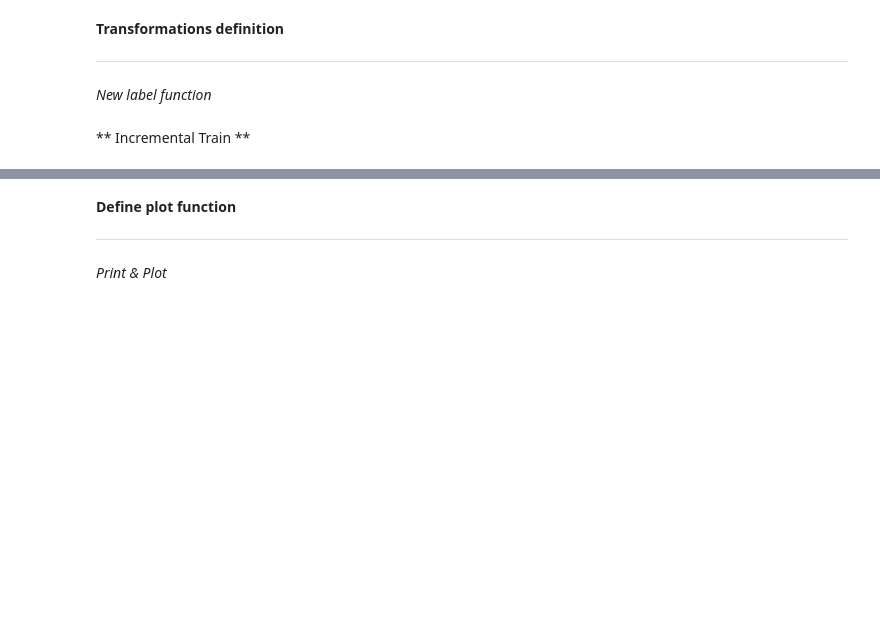
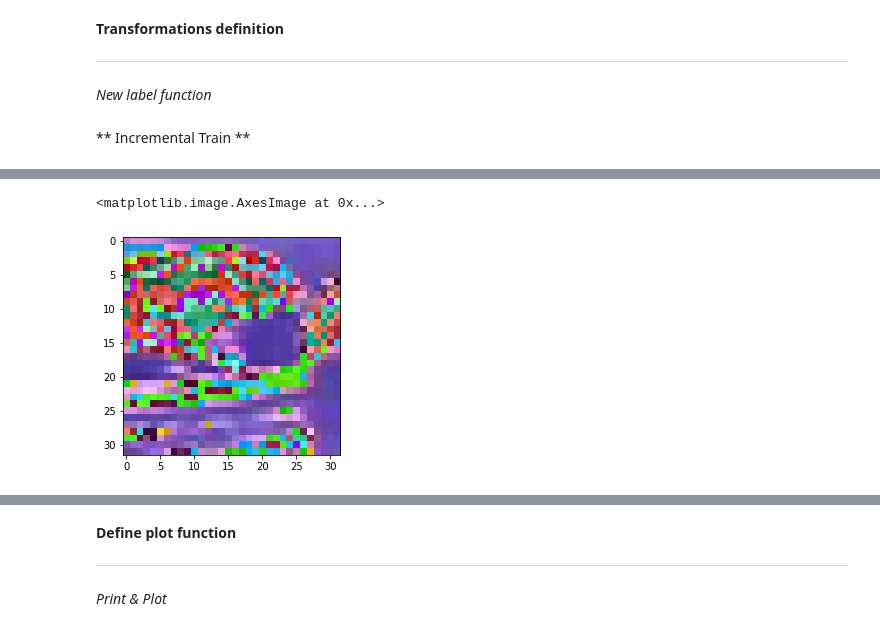
Before and after one commit to Nicordaro/Project_MLDL, a Jupyter notebook: Icarl_marco.ipynb, the cells around one changed output, grey strips where cells are left out. Drawn from its saved outputs; the diff is of its cells as text; code cells hidden in the pictures; blank space fills up the shorter version.

```diff
--- a/Icarl_marco.ipynb
+++ b/Icarl_marco.ipynb
@@ -325,7 +325,7 @@ class iCaRL(nn.Module):
         old = copy.deepcopy(net) #copy network before training
 
     #Training
-    for epoch in range(70):
+    for epoch in range(3):
       print('Starting epoch {}/{}, LR = {}'.format(epoch+1, NUM_EPOCHS, scheduler.get_last_lr()))
 
         # Iterate over the dataset
@@ -349,7 +349,8 @@ class iCaRL(nn.Module):
           else:
             labels_onehot = labels_onehot.type_as(outputs)[:,len(self.exemplar_sets):]
             out_old = Variable(torch.sigmoid(old(images))[:,:len(self.exemplar_sets)],requires_grad = False)
-            target = [out_old,labels_onehot]
+            # target = [out_old,labels_onehot]
+            target = torch.cat((out_old,labels_onehot),dim=1)
             loss = criterion(outputs,target)
 
           # labels_onehot = labels_onehot.type_as(outputs)[:,len(self.exemplar_sets):]
@@ -452,0 +465,10 @@ Files already downloaded and verified
+# %%
+from PIL import Image
+import matplotlib.pyplot as plt
+trans = transforms.ToPILImage()
+tensor = net.exemplar_sets[0][0].squeeze()
+image = transforms.ToPILImage(tensor).convert("RGB")
+plt.imshow(image)
+# %% [output]
+<matplotlib.image.AxesImage at 0x...>
+[figure, added]
```
Also changed, not shown: parts of 2 cells of this notebook.
